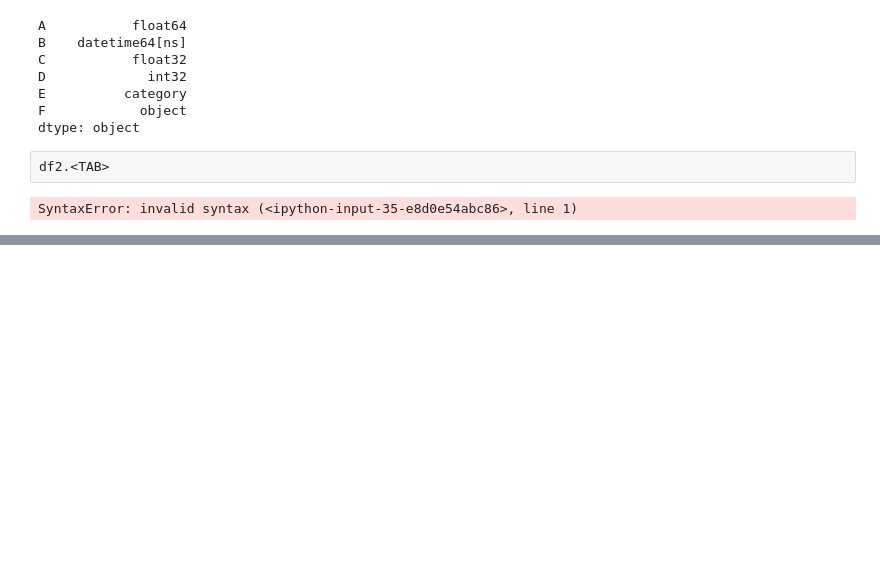
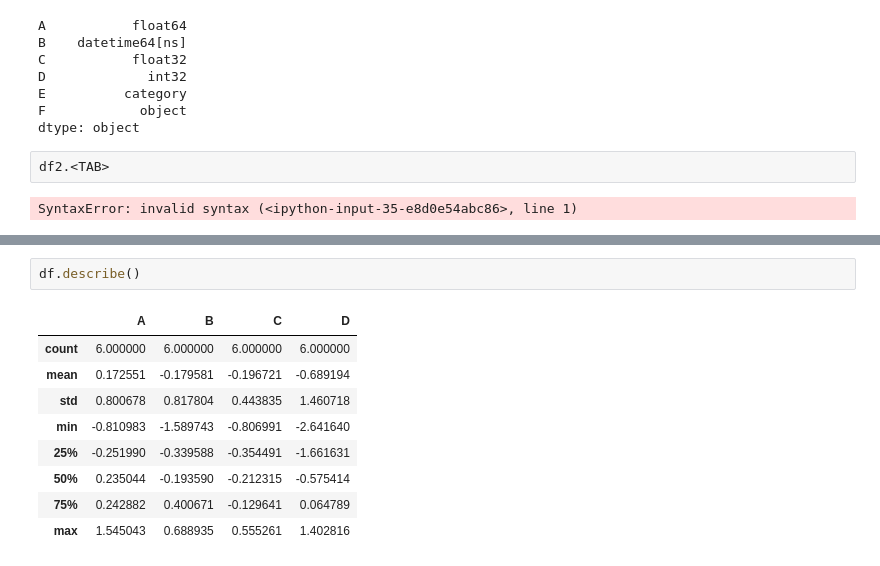
Before and after one commit to SByeol/data_science, a Jupyter notebook: HW1_pandas.ipynb, the cells around one changed output, grey strips where cells are left out. Cells and saved outputs as stored; diff of their text form; blank space fills up the shorter version.

```diff
--- a/HW1_pandas.ipynb
+++ b/HW1_pandas.ipynb
@@ -119,0 +187,12 @@ SyntaxError: invalid syntax (<ipython-input-35-e8d0e54abc86>, line 1)
+# %%
+df.describe()
+# %% [output]
+|  | A | B | C | D |
+| count | 6.000000 | 6.000000 | 6.000000 | 6.000000 |
+| mean | 0.172551 | -0.179581 | -0.196721 | -0.689194 |
+| std | 0.800678 | 0.817804 | 0.443835 | 1.460718 |
+| min | -0.810983 | -1.589743 | -0.806991 | -2.641640 |
+| 25% | -0.251990 | -0.339588 | -0.354491 | -1.661631 |
+| 50% | 0.235044 | -0.193590 | -0.212315 | -0.575414 |
+| 75% | 0.242882 | 0.400671 | -0.129641 | 0.064789 |
+| max | 1.545043 | 0.688935 | 0.555261 | 1.402816 |
```
Also changed, not shown: parts of 19 cells of this notebook.
